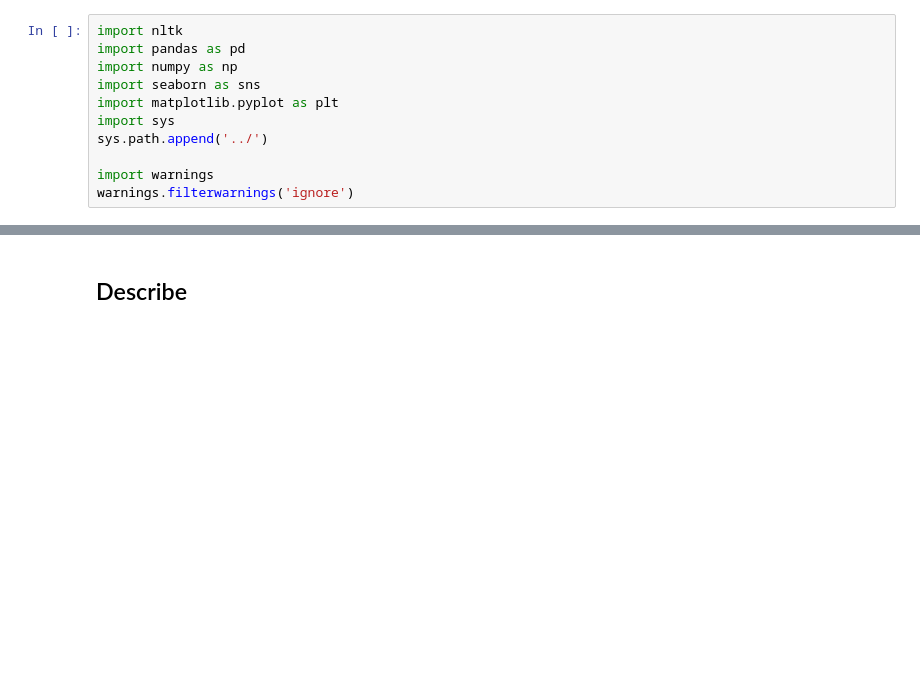
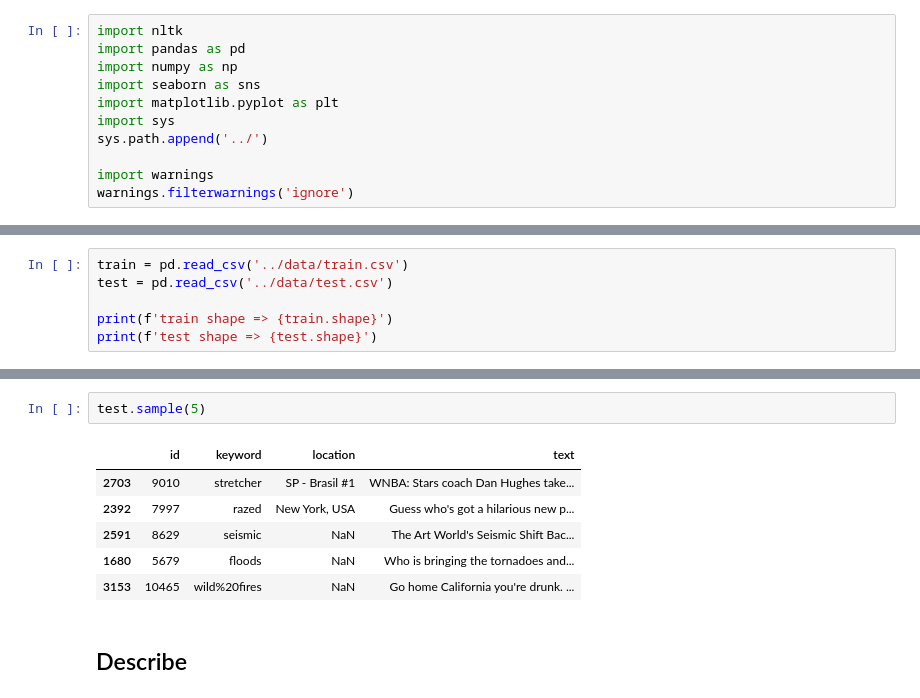
Before and after one commit to danieldhats7/NLP_with_Disaster_Tweets, a Jupyter notebook: notebooks/00_EDA.ipynb, the cells around one changed output, grey strips where cells are left out. Saved outputs shown, nothing was run; the diff lists cells and outputs as text; blank space fills up the shorter version.

```diff
--- a/notebooks/00_EDA.ipynb
+++ b/notebooks/00_EDA.ipynb
@@ -21,0 +12,6 @@ train.head()
+# %%
+train = pd.read_csv('../data/train.csv')
+test = pd.read_csv('../data/test.csv')
+
+print(f'train shape => {train.shape}')
+print(f'test shape => {test.shape}')
@@ -31,3 +30,12 @@ train.sample(5)
+# %%
+test.sample(5)
+# %% [output]
+|  | id | keyword | location | text |
+| 2703 | 9010 | stretcher | SP - Brasil #1 | WNBA: Stars coach Dan Hughes take... |
+| 2392 | 7997 | razed | New York, USA | Guess who's got a hilarious new p... |
+| 2591 | 8629 | seismic | NaN | The Art World's Seismic Shift Bac... |
+| 1680 | 5679 | floods | NaN | Who is bringing the tornadoes and... |
+| 3153 | 10465 | wild%20fires | NaN | Go home California you're drunk. ... |
 # %% [markdown]
 ## Describe
 # %%
```
Also changed, not shown: parts of 17 cells of this notebook.
